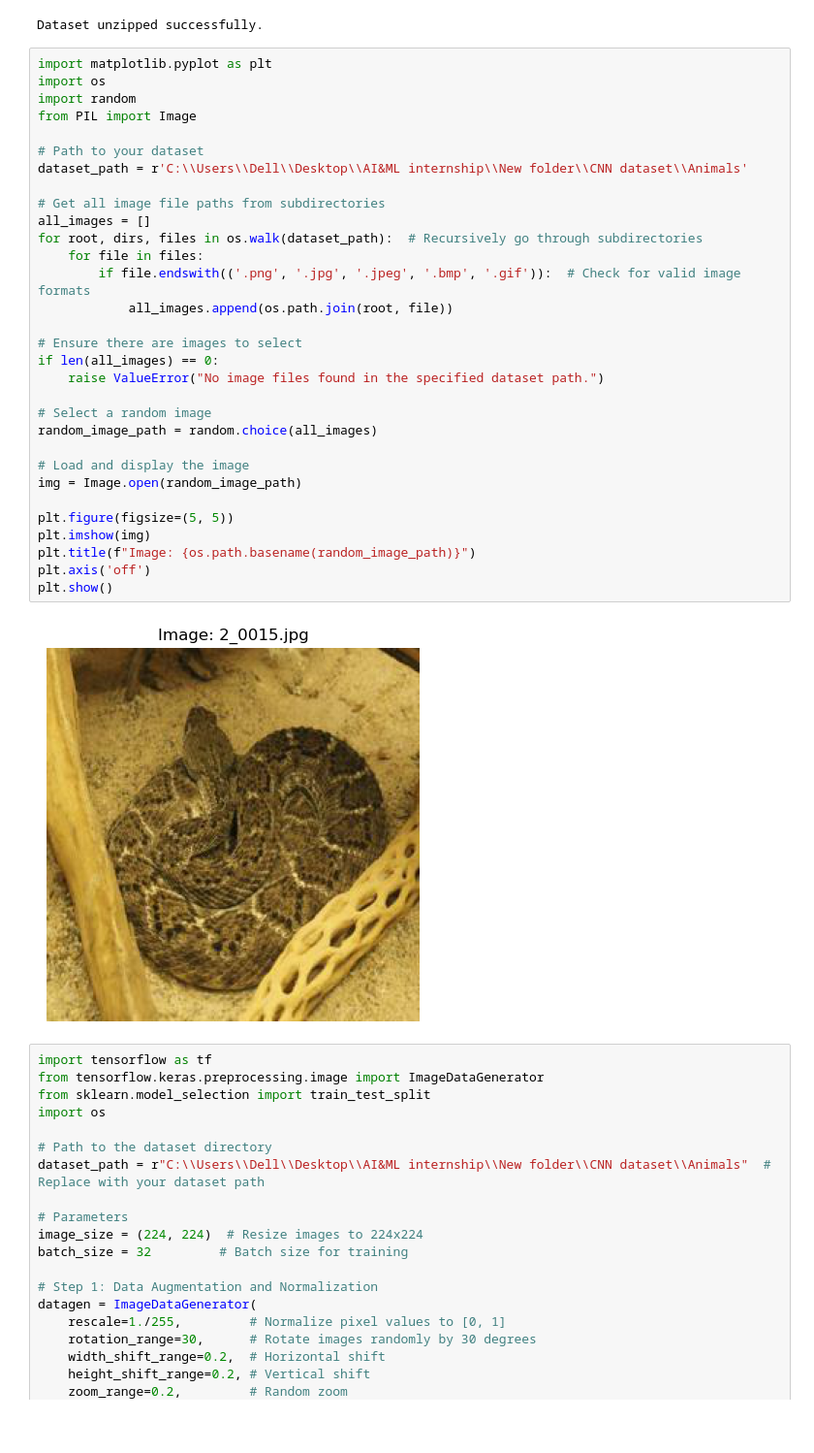
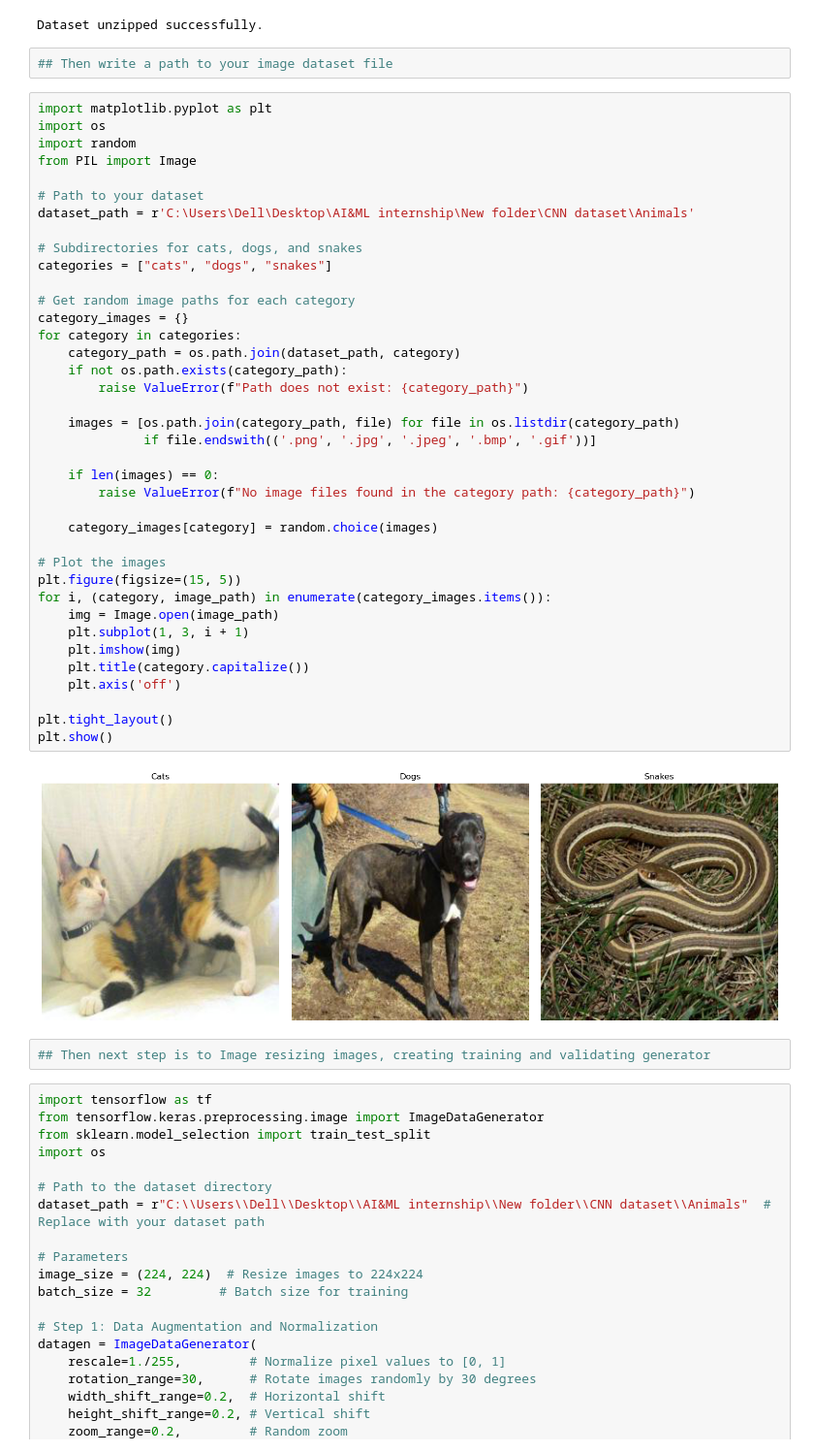
Before and after one commit to Arkul2023/DEEP-LEARNING, a Jupyter notebook: Animal_Detection.ipynb, the cells around one changed output. Shown at 97% size. Cells and saved outputs as stored; diff of their text form; blank space fills up the shorter version.

```diff
--- a/Animal_Detection.ipynb
+++ b/Animal_Detection.ipynb
@@ -14,39 +16,50 @@ with zipfile.ZipFile(zip_path, 'r') as zip_ref:
 print("Dataset unzipped successfully.")
 # %% [output]
 Dataset unzipped successfully.
-# %%
-import matplotlib.pyplot as plt
-import os
-import random
-from PIL import Image
-
-# Path to your dataset
-dataset_path = r'C:\\Users\\Dell\\Desktop\\AI&ML internship\\New folder\\CNN dataset\\Animals'
-
-# Get all image file paths from subdirectories
-all_images = []
-for root, dirs, files in os.walk(dataset_path):  # Recursively go through subdirectories
-    for file in files:
-        if file.endswith(('.png', '.jpg', '.jpeg', '.bmp', '.gif')):  # Check for valid image formats
-            all_images.append(os.path.join(root, file))
-
-# Ensure there are images to select
-if len(all_images) == 0:
-    raise ValueError("No image files found in the specified dataset path.")
-
-# Select a random image
-random_image_path = random.choice(all_images)
-
-# Load and display the image
-img = Image.open(random_image_path)
-
-plt.figure(figsize=(5, 5))
-plt.imshow(img)
-plt.title(f"Image: {os.path.basename(random_image_path)}")
-plt.axis('off')
-plt.show()
-# %% [output]
-[figure, removed]
+# %%
+## Then write a path to your image dataset file
+# %%
+import matplotlib.pyplot as plt
+import os
+import random
+from PIL import Image
+
+# Path to your dataset
+dataset_path = r'C:\Users\Dell\Desktop\AI&ML internship\New folder\CNN dataset\Animals'
+
+# Subdirectories for cats, dogs, and snakes
+categories = ["cats", "dogs", "snakes"]
+
+# Get random image paths for each category
+category_images = {}
+for category in categories:
+    category_path = os.path.join(dataset_path, category)
+    if not os.path.exists(category_path):
+        raise ValueError(f"Path does not exist: {category_path}")
+
+    images = [os.path.join(category_path, file) for file in os.listdir(category_path)
+              if file.endswith(('.png', '.jpg', '.jpeg', '.bmp', '.gif'))]
+
+    if len(images) == 0:
+        raise ValueError(f"No image files found in the category path: {category_path}")
+
+    category_images[category] = random.choice(images)
+
+# Plot the images
+plt.figure(figsize=(15, 5))
+for i, (category, image_path) in enumerate(category_images.items()):
+    img = Image.open(image_path)
+    plt.subplot(1, 3, i + 1)
+    plt.imshow(img)
+    plt.title(category.capitalize())
+    plt.axis('off')
+
+plt.tight_layout()
+plt.show()
+# %% [output]
+[figure, added]
+# %%
+## Then next step is to Image resizing images, creating training and validating generator
 # %%
 import tensorflow as tf
 from tensorflow.keras.preprocessing.image import ImageDataGenerator
```
Also changed, not shown: parts of 6 cells of this notebook.
